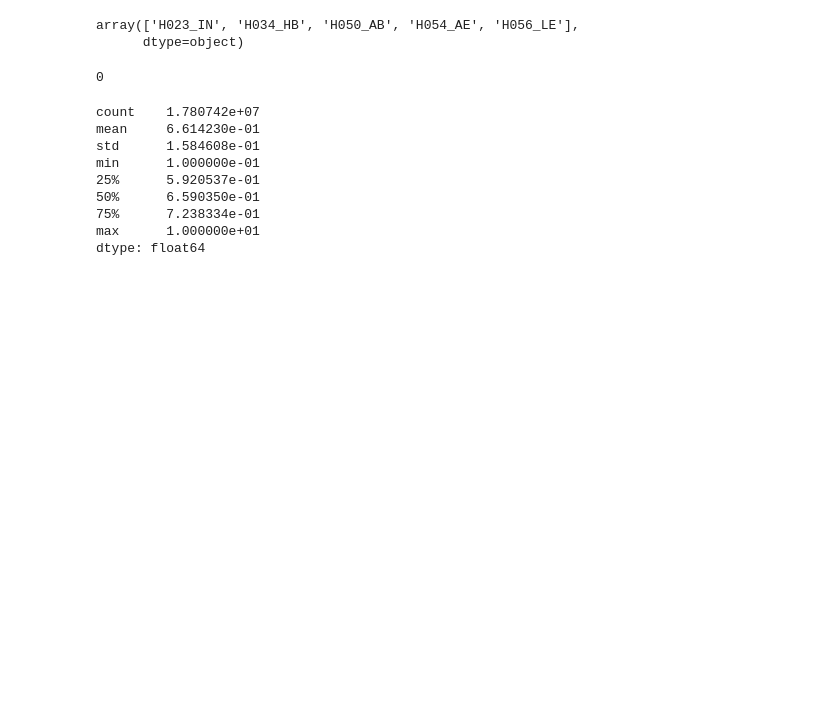
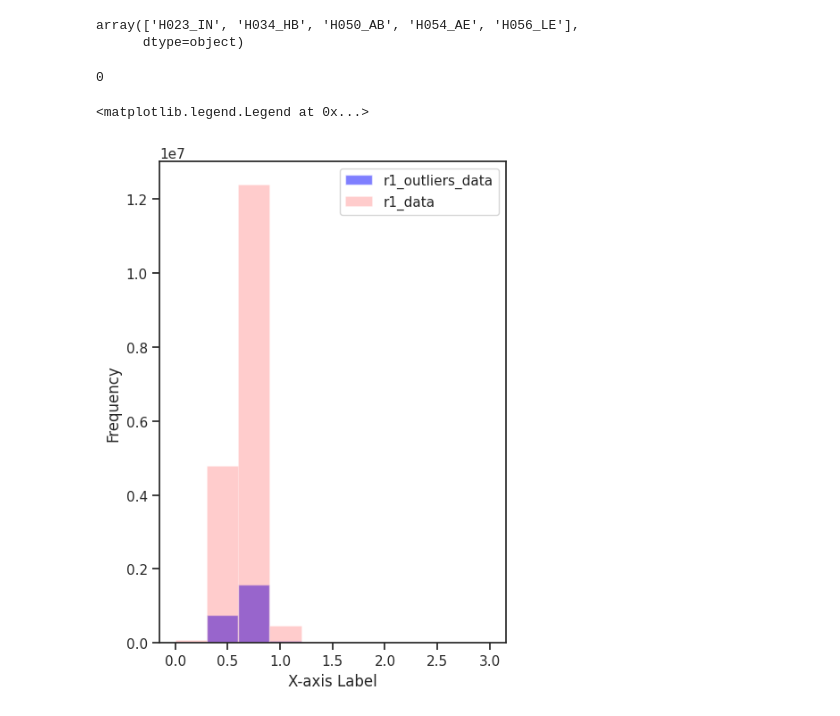
Before and after one commit to NivAm12/qMRI_Analyzer, a Jupyter notebook: main.ipynb, the cells around one changed output. Saved outputs shown, nothing was run; the diff lists cells and outputs as text; code cells hidden in the pictures; blank space fills up the shorter version.

Commit message:
check each roi outliers

```diff
--- a/main.ipynb
+++ b/main.ipynb
@@ -73,21 +88,22 @@ brain_path = os.path.join(data_path, os.listdir(data_path)[0], constants.MAP_R1)
 os.system(f'freeview -v {brain_path} {seg_path}:colormap=lut &')
 # %% [output]
 0
-# %%
-import numpy as np
-import pandas as pd
-
-data = np.concatenate(subjects_raw_data['r1'].values)
-data = pd.Series(data)
-# data.hist(figsize=(5, 7))
-data.describe()
-# %% [output]
-count    1.780742e+07
-mean     6.614230e-01
-std      1.584608e-01
-min      1.000000e-01
-25%      5.920537e-01
-50%      6.590350e-01
-75%      7.238334e-01
-max      1.000000e+01
-dtype: float64
+# %%
+r1_data = subjects_raw_data[~subjects_raw_data['subjects'].isin(outliers)]
+r1_data = np.concatenate(subjects_raw_data['r1'].values)
+r1_data = pd.Series(r1_data)
+# %%
+r1_outliers_data = subjects_raw_data[subjects_raw_data['subjects'].isin(outliers)]
+r1_outliers_data = np.concatenate(r1_outliers_data['r1'].values)
+r1_outliers_data = pd.Series(r1_outliers_data)
+# %%
+plt.figure(figsize=(5, 7))
+
+plt.hist(r1_outliers_data, bins=10, range=[0, 3], color='blue', alpha=0.5, label='r1_outliers_data')
+plt.hist(r1_data, bins=10, range=[0, 3], color='red', alpha=0.2, label='r1_data')
+plt.xlabel('X-axis Label')
+plt.ylabel('Frequency')
+plt.legend()
+# %% [output]
+<matplotlib.legend.Legend at 0x...>
+[figure, added]
```
Also changed, not shown: parts of 15 cells of this notebook.
